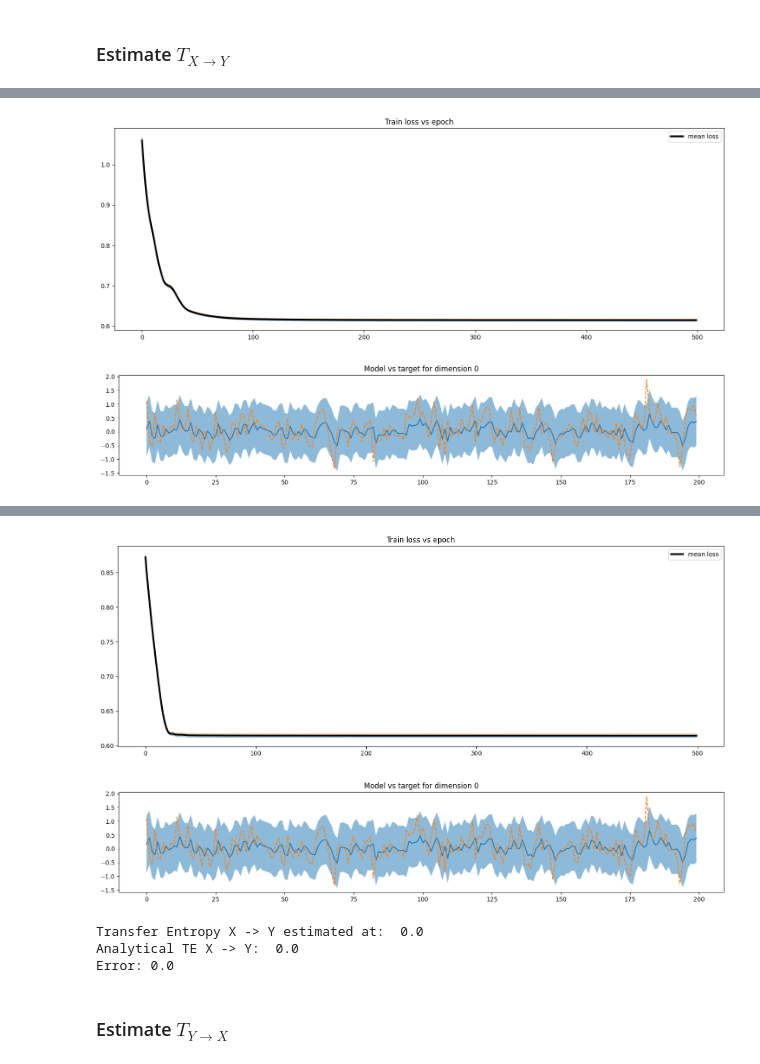
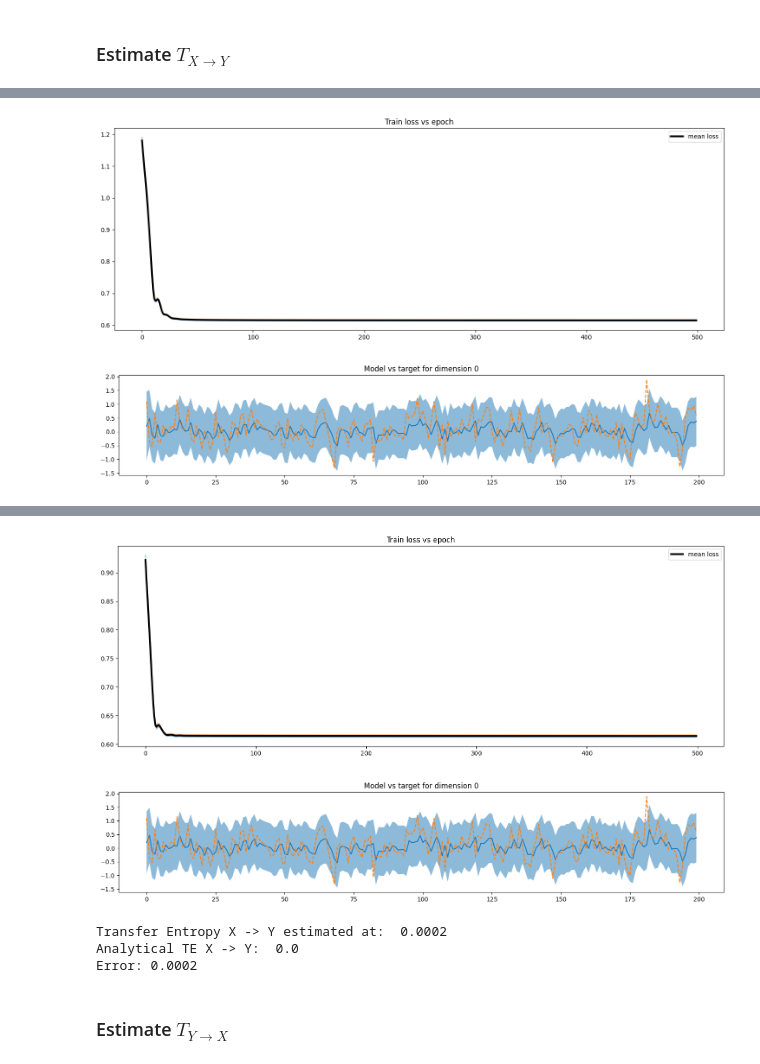
Before and after one commit to dkornai/AGM-TE, a Jupyter notebook: demo/test_sim_bivar.ipynb, the cells around one changed output, grey strips where cells are left out. Saved outputs shown, nothing was run; the diff lists cells and outputs as text; code cells hidden in the pictures.

```diff
--- a/demo/test_sim_bivar.ipynb
+++ b/demo/test_sim_bivar.ipynb
@@ -35,12 +35,12 @@ analytical TE Y -> X:  0.1276
 ### Estimate $T_{X \to Y}$
 # %%
 dataloader_1, dataloader_2 = bivar_data.get_TE_dataloaders(device=compute_device, var_from='X', var_to='Y', batch_size=25)
-model_1 = dynamicsmodel_from_loader(dataloader_1, rnn_type='GRU', model_type='gaussian', hidden_size=2, num_layers=1, device=compute_device)
+model_1 = dynamicsmodel_from_loader(dataloader_1, rnn_type='GRU', model_type='gaussian', hidden_size=6, num_layers=1, device=compute_device)
 
 model_1, loss_1 = train_RNNDynamicsModel(model_1, dataloader_1, epochs=500, learning_rate=0.01, plot=True)
 plot_RNNDynamicsModel_pred(model_1, dataloader_1[0][0][1,:,:], dataloader_1[0][1][1,:,:], 0, plot_start=0,plot_end=200, by_dim=True)
 
-model_2 = dynamicsmodel_from_loader(dataloader_2, rnn_type='GRU', model_type='gaussian', hidden_size=2, num_layers=1, device=compute_device)
+model_2 = dynamicsmodel_from_loader(dataloader_2, rnn_type='GRU', model_type='gaussian', hidden_size=6, num_layers=1, device=compute_device)
 
 model_2, loss_2 = train_RNNDynamicsModel(model_2, dataloader_2, epochs=500, learning_rate=0.01, plot=True)
 plot_RNNDynamicsModel_pred(model_2, dataloader_2[0][0][1,:,:], dataloader_2[0][1][1,:,:], 0, plot_start=0,plot_end=200, by_dim=True)
@@ -55,2 +55,2 @@ Epoch [500/500], Loss: 0.6144445836544037
-[figure, old version]
+[figure, new version]
 [figure]
@@ -58,8 +58,8 @@ Epoch [500/500], Loss: 0.6144001483917236
-[figure, old version]
+[figure, new version]
 [figure]
-Transfer Entropy X -> Y estimated at:  0.0
+Transfer Entropy X -> Y estimated at:  0.0002
 Analytical TE X -> Y:  0.0
-Error: 0.0
+Error: 0.0002
 # %% [markdown]
 ### Estimate $T_{Y \to X}$
 # %%
```
Also changed, not shown: parts of 2 cells of this notebook, 1 other file.
